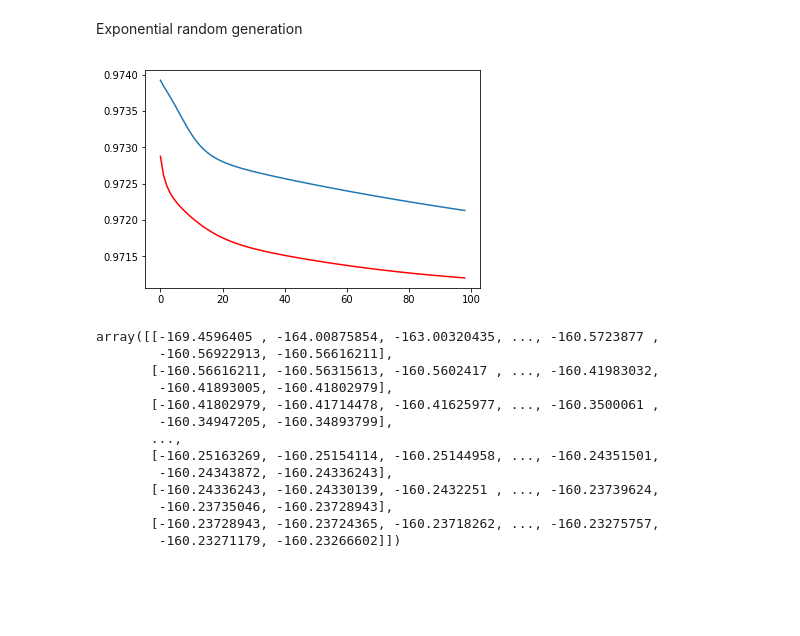
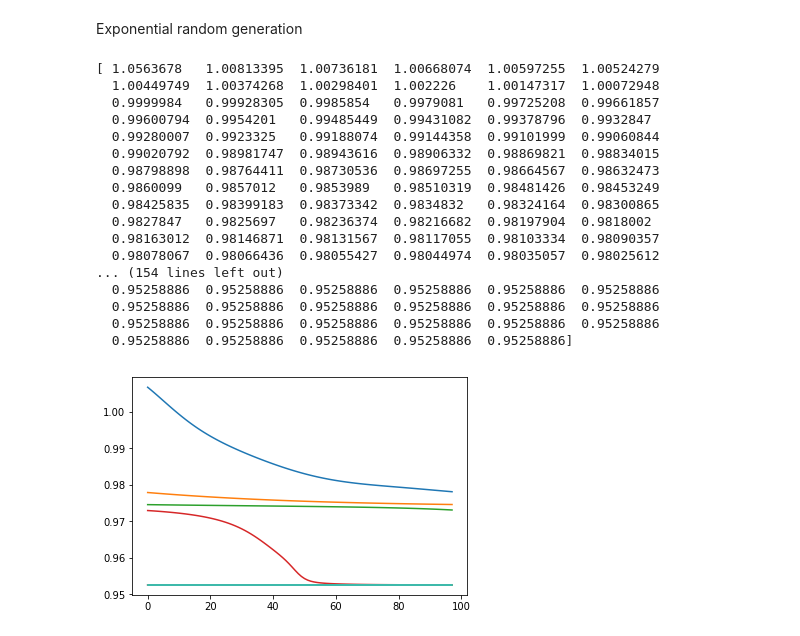
Before and after one commit to lopatovsky/HMMs, a Jupyter notebook: CT-HMM.ipynb, the cells around one changed output. Saved outputs shown, nothing was run; the diff lists cells and outputs as text; code cells hidden in the pictures; blank space fills up the shorter version.

```diff
--- a/CT-HMM.ipynb
+++ b/CT-HMM.ipynb
@@ -411,35 +409,57 @@ t,e = chmm.generate_data( (seq_num,seq_len) )
 chmm_r = hmms.CtHMM.random( 3,3 )
 chmm_re = hmms.CtHMM.random_exp( 3,3 )
 
-out  =  chmm_r.multi_baum_welch( 10, t,e, 100 )
+out  =  hmms.chmm_r.multi_baum_welch( 10, t,e, 100 )
 oute = chmm_re.multi_baum_welch( 10, t,e, 100 )
 
 
-aout =  np.average(out,  axis=0)
-aoute = np.average(oute, axis=0)
+#aout =  np.average(out,  axis=0)
+#aoute = np.average(oute, axis=0)
 # %%
+aout =  np.average(out,  axis=0)
+aoute = np.average(oute, axis=0)
+
+mout =  np.min(out,  axis=0)
+moute = np.min(oute, axis=0)
+
+
 real = chmm.data_estimate( t, e )
 #For better visibility of the graph, we cut first two values.
-plt.plot(  aout[2:] / real , color = "red" )
-plt.plot( aoute[2:] / real  )
+
+offset = 3
+
+#plt.plot(  aout[offset:] / real , color = "red" )
+#plt.plot( aoute[offset:] / real , color = "blue" )
+
+#plt.plot(  mout[offset:] / real , color = "orange" )
+#plt.plot( moute[offset:] / real , color = "green")
+
+for line in out:
+    print( line/real )
+    plt.plot(  line[offset:] / real )
+
+
 plt.show()
 # %% [output]
+[ 1.0563678   1.00813395  1.00736181  1.00668074  1.00597255  1.00524279
+  1.00449749  1.00374268  1.00298401  1.002226    1.00147317  1.00072948
+  0.9999984   0.99928305  0.9985854   0.9979081   0.99725208  0.99661857
+  0.99600794  0.9954201   0.99485449  0.99431082  0.99378796  0.9932847
+  0.99280007  0.9923325   0.99188074  0.99144358  0.99101999  0.99060844
+  0.99020792  0.98981747  0.98943616  0.98906332  0.98869821  0.98834015
+  0.98798898  0.98764411  0.98730536  0.98697255  0.98664567  0.98632473
+  0.9860099   0.9857012   0.9853989   0.98510319  0.98481426  0.98453249
+  0.98425835  0.98399183  0.98373342  0.9834832   0.98324164  0.98300865
+  0.9827847   0.9825697   0.98236374  0.98216682  0.98197904  0.9818002
+  0.98163012  0.98146871  0.98131567  0.98117055  0.98103334  0.98090357
+  0.98078067  0.98066436  0.98055427  0.98044974  0.98035057  0.98025612
+... (154 lines left out)
+  0.95258886  0.95258886  0.95258886  0.95258886  0.95258886  0.95258886
+  0.95258886  0.95258886  0.95258886  0.95258886  0.95258886  0.95258886
+  0.95258886  0.95258886  0.95258886  0.95258886  0.95258886  0.95258886
+  0.95258886  0.95258886  0.95258886  0.95258886  0.95258886]
-[figure, old version]
+[figure, new version]
 # %%
 out
-# %% [output]
-array([[-169.4596405 , -164.00875854, -163.00320435, ..., -160.5723877 ,
-        -160.56922913, -160.56616211],
-       [-160.56616211, -160.56315613, -160.5602417 , ..., -160.41983032,
-        -160.41893005, -160.41802979],
-       [-160.41802979, -160.41714478, -160.41625977, ..., -160.3500061 ,
-        -160.34947205, -160.34893799],
-       ...,
-       [-160.25163269, -160.25154114, -160.25144958, ..., -160.24351501,
-        -160.24343872, -160.24336243],
-       [-160.24336243, -160.24330139, -160.2432251 , ..., -160.23739624,
-        -160.23735046, -160.23728943],
-       [-160.23728943, -160.23724365, -160.23718262, ..., -160.23275757,
-        -160.23271179, -160.23266602]])
 # %%
 oute
```
Also changed, not shown: parts of 2 cells of this notebook, 1 other file.
